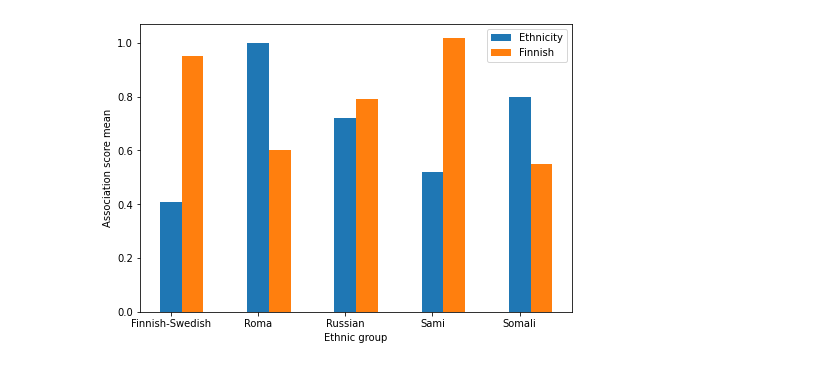
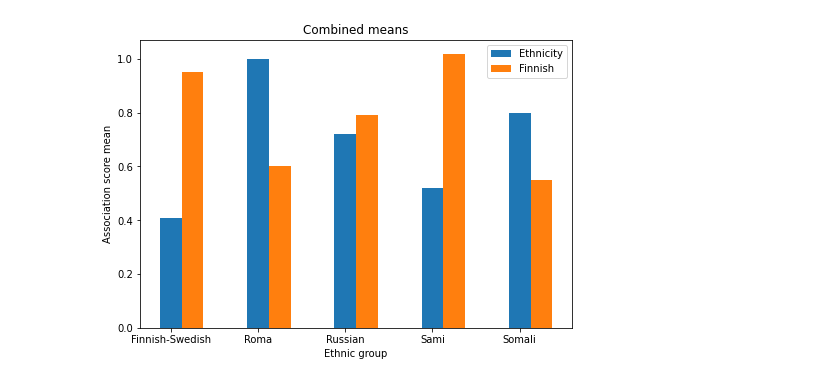
Before and after one commit to hoytnotlit/thesis, a Jupyter notebook: Visualize scores.ipynb, the cells around one changed output. Drawn from its saved outputs; the diff is of its cells as text; code cells hidden in the pictures.

```diff
--- a/Visualize scores.ipynb
+++ b/Visualize scores.ipynb
@@ -56,10 +54,10 @@ long_eth_means.merge(visualize.get_nat_means(long_pos_df), right_index=True, lef
 # %%
 # combine short+long scores
 comb = pd.concat((df, long_df))
 comb.groupby(comb.index).mean()
 
 comb_eth_means = visualize.get_nat_means(comb, "comb_eth_means.tex")
-visualize.get_eth_mean_chart(comb_eth_means, "comb_eth_means.tex")
+visualize.get_eth_mean_chart(comb_eth_means, "comb_eth_means.tex",  title="Combined means")
 # %% [output]
-[figure, old version]
+[figure, new version]
 # %%
```
Also changed, not shown: parts of 13 cells of this notebook, 26 other files.
